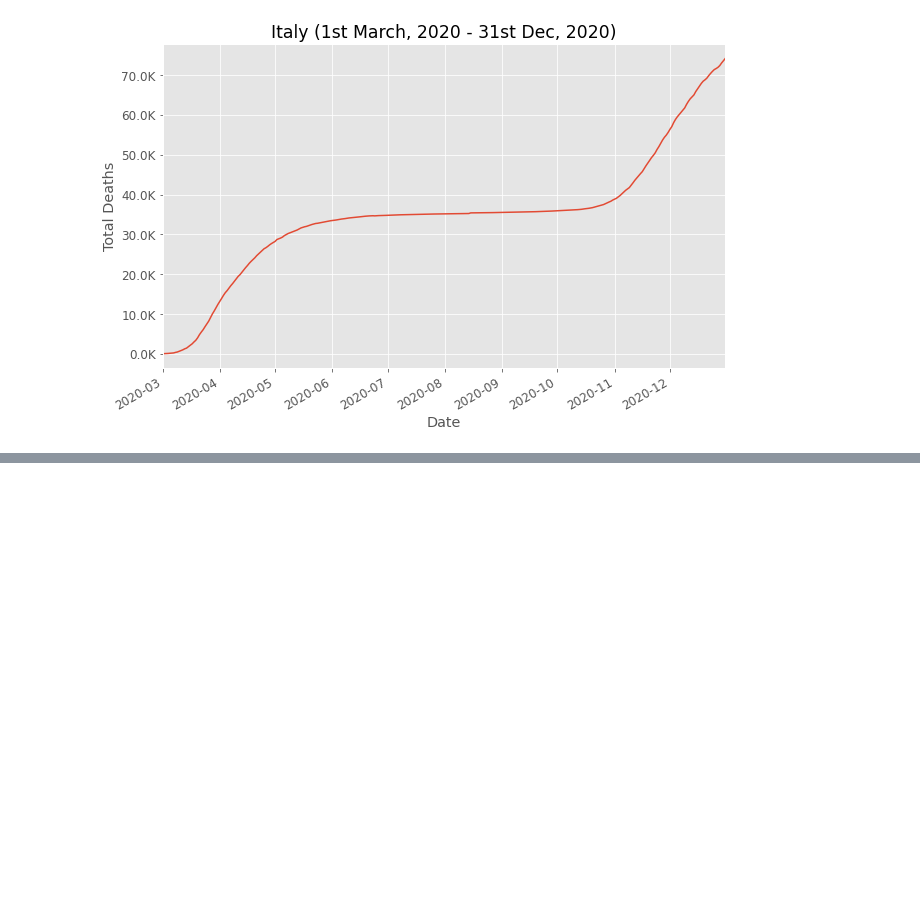
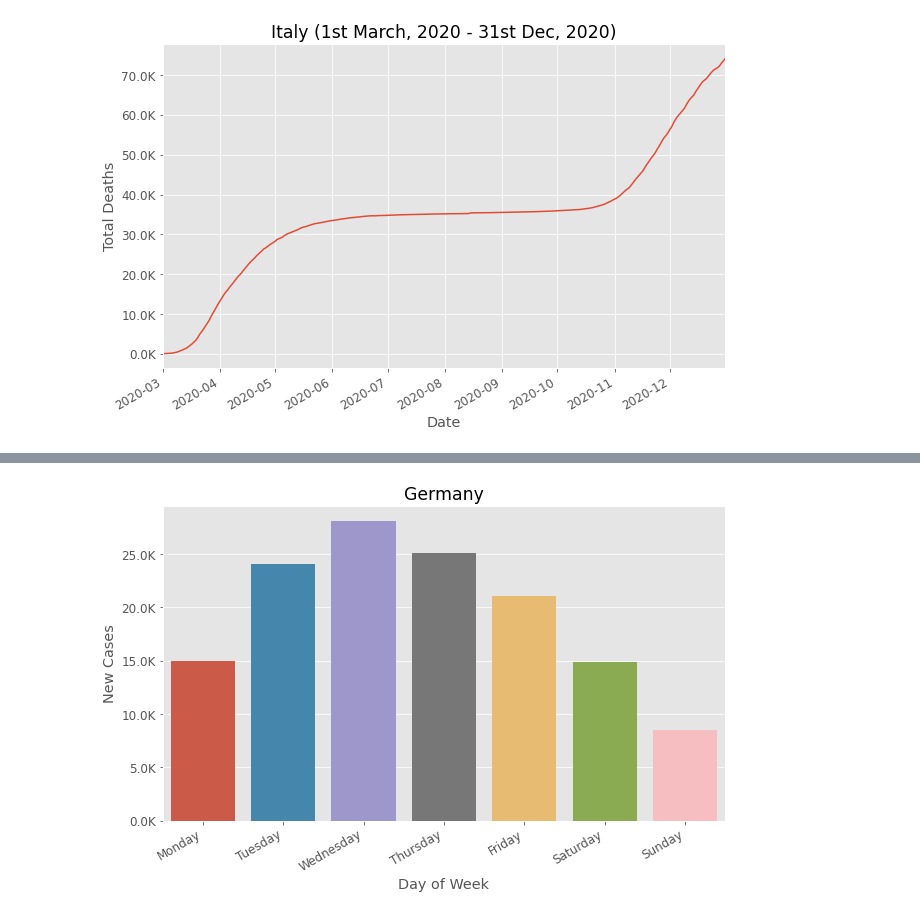
Before and after one commit to eldrigeampong/Data-Science, a Jupyter notebook: TimeSeries/project1.ipynb, the cells around one changed output, grey strips where cells are left out. Saved outputs shown, nothing was run; the diff lists cells and outputs as text; code cells hidden in the pictures; blank space fills up the shorter version.

```diff
--- a/TimeSeries/project1.ipynb
+++ b/TimeSeries/project1.ipynb
@@ -617,0 +676,9 @@ plot_line_rng(
+# %%
+plot_bar(
+    data=filt_data_day.get_group('Germany'),
+    x='day_name', y='new_cases',
+    xlabel='Day of Week', ylabel='New Cases', title='Germany',
+    formatter=format_tsd
+)
+# %% [output]
+[figure, added]
```
Also changed, not shown: parts of 14 cells of this notebook, 1 other file.
